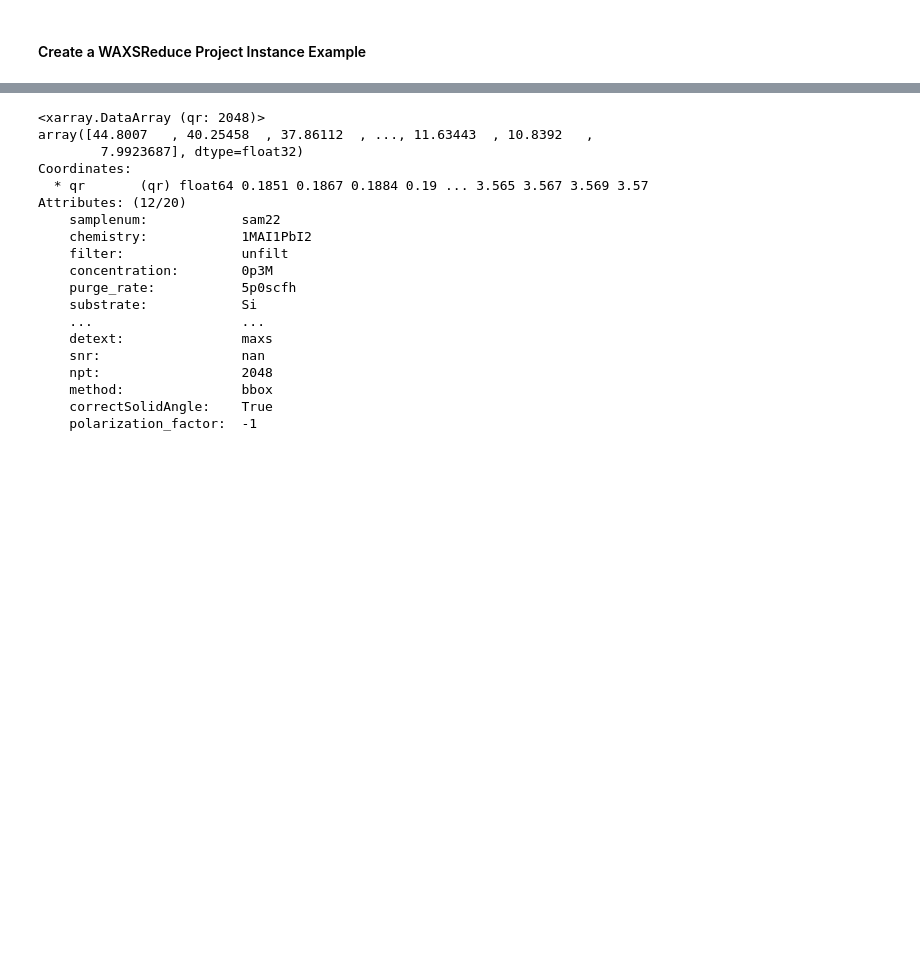
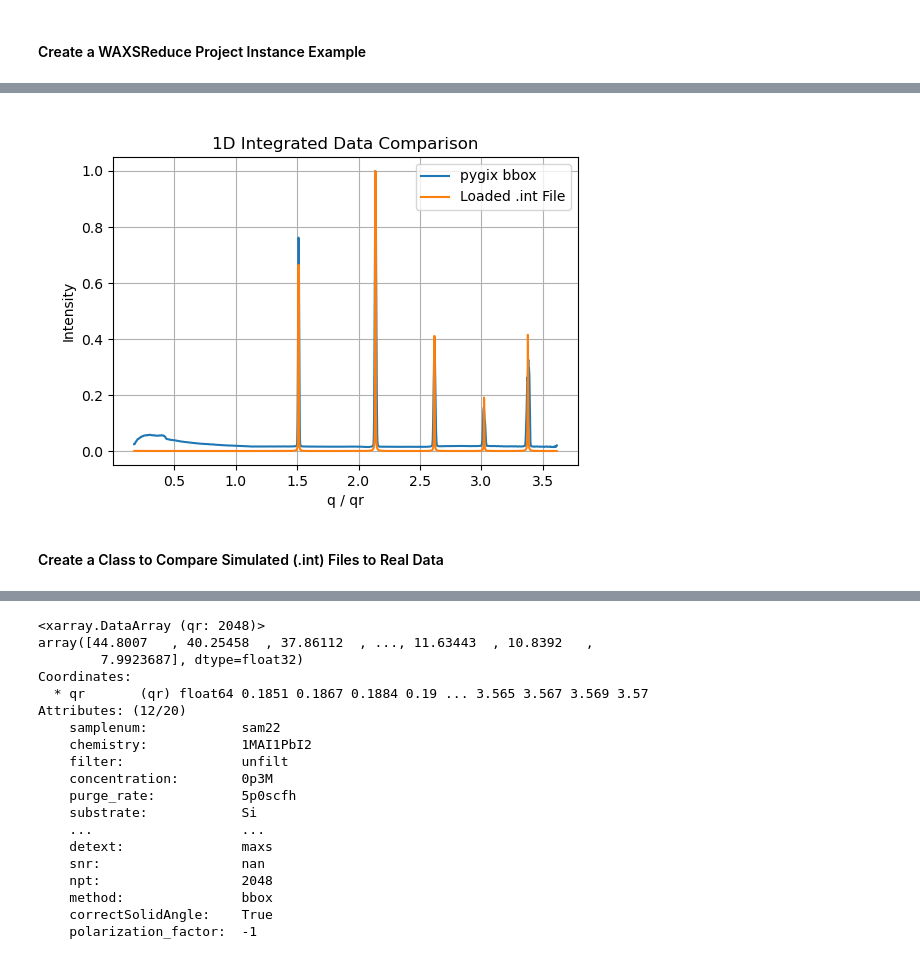
Before and after one commit to ToneyGroupCU/pyWAXS, a Jupyter notebook: main/KW_WAXSAnalysis.ipynb, the cells around one changed output, grey strips where cells are left out. Drawn from its saved outputs; the diff is of its cells as text; code cells hidden in the pictures; blank space fills up the shorter version.

```diff
--- a/main/KW_WAXSAnalysis.ipynb
+++ b/main/KW_WAXSAnalysis.ipynb
@@ -136,0 +179,7 @@ waxs_analysis.run_pg_integrate1D(npt=2048,
+# %%
+intPath = pathlib.Path('/Users/keithwhite/github_repositories/pyWAXS/examples_local/projects/LaB6_SRM660c_Calib/poscar/LaB6_NISTSRM_660b.int')
+wavelength = 0.9763 # Å^-1
+
+# Load the data
+loaded_data = load_int_file(intPath, wavelength)
+loaded_data.head(), loaded_data.attrs
@@ -136,0 +195,35 @@ waxs_analysis.run_pg_integrate1D(npt=2048,
+# %%
+# Initialize the figure
+plt.figure(figsize=(6, 4))
+
+# Boolean variable to toggle normalization
+normalize_traces = True
+
+# methods = ['lut', 'bbox']
+methods = ['bbox']
+for method in methods:
+    waxs_analysis.run_pg_integrate1D(npt=2048, method=method, correctSolidAngle=True, polarization_factor=-0)
+    intensity_values = waxs_analysis.integrate1d_da.values
+    if normalize_traces:
+        intensity_values /= intensity_values.max()
+    plt.plot(waxs_analysis.integrate1d_da.qr, intensity_values, label=f'pygix {method}')
+
+qr_min = float(waxs_analysis.integrate1d_da.qr.min())
+qr_max = float(waxs_analysis.integrate1d_da.qr.max())
+filtered_data = loaded_data[(loaded_data['q'] >= qr_min) & (loaded_data['q'] <= qr_max)]
+
+if normalize_traces:
+    plt.plot(filtered_data['q'], filtered_data['intensity'] / filtered_data['intensity'].max(), label='Loaded .int File')
+else:
+    plt.plot(filtered_data['q'], filtered_data['intensity'], label='Loaded .int File')
+
+plt.legend()
+plt.xlabel('q / qr')
+plt.ylabel('Intensity')
+plt.title('1D Integrated Data Comparison')
+plt.grid(True)
+plt.show()
+# %% [output]
+[figure, added]
+# %% [markdown]
+#### Create a Class to Compare Simulated (.int) Files to Real Data
```
Also changed, not shown: parts of 15 cells of this notebook, 2 other files.
